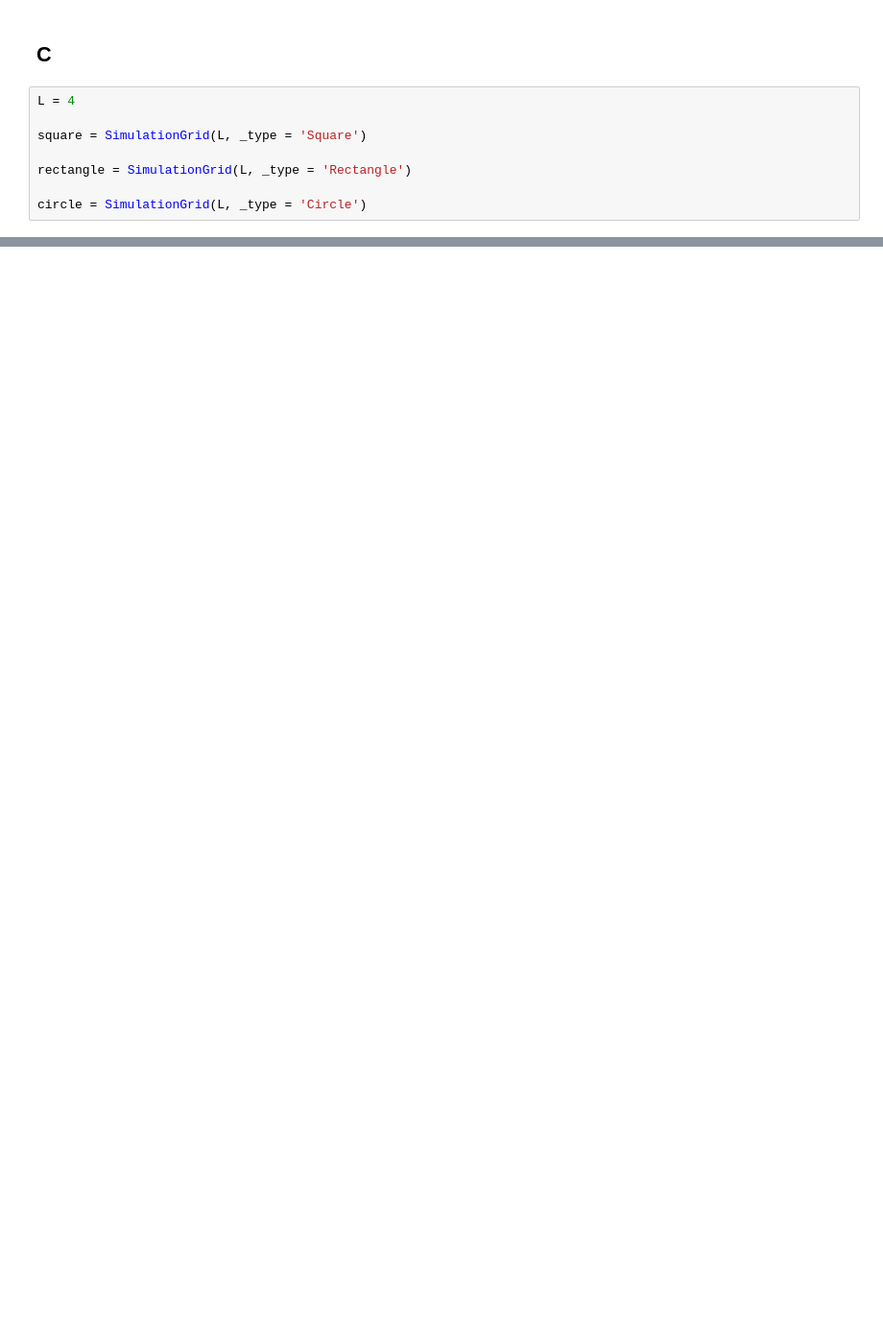
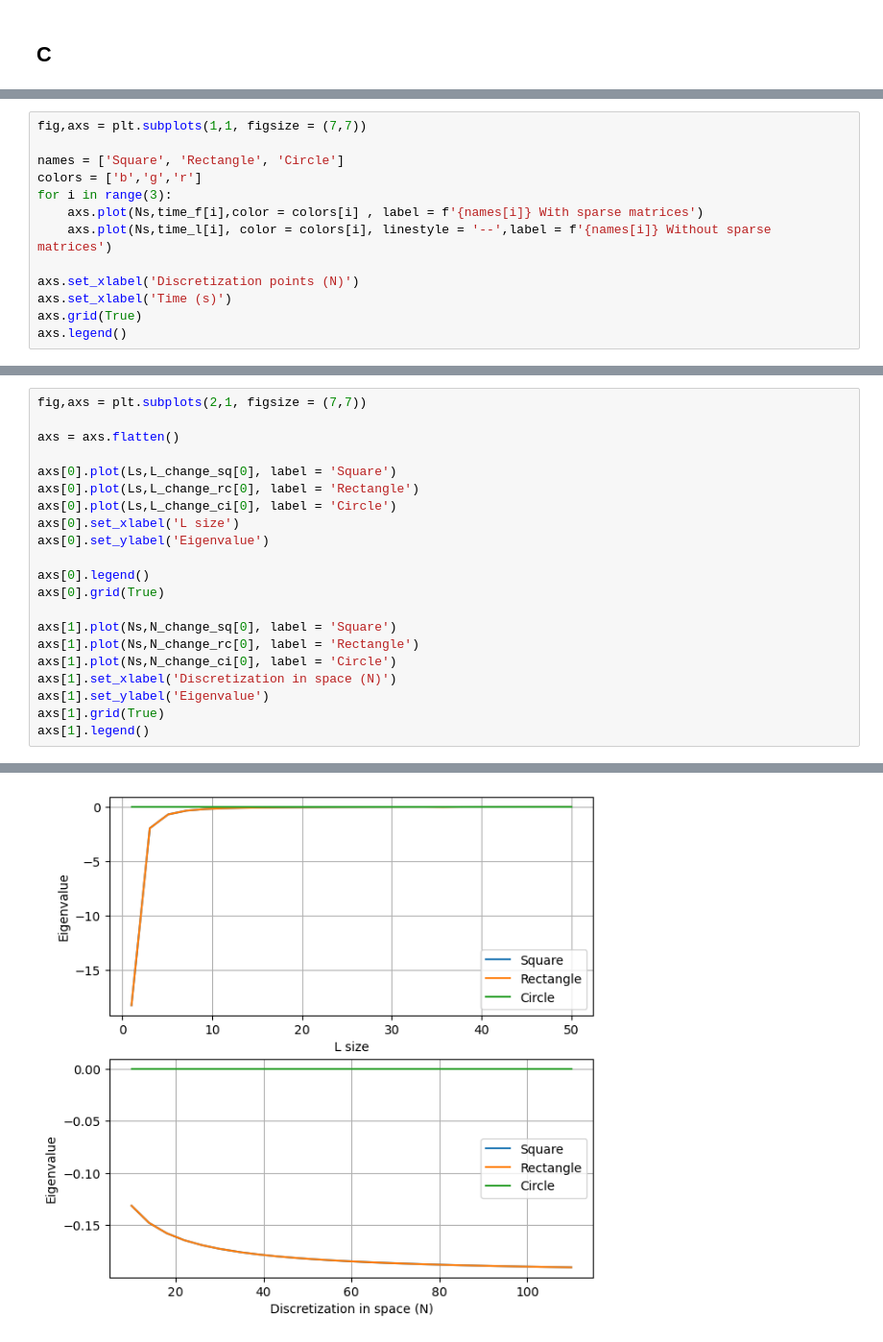
Before and after one commit to JuanSandalinas/Scientific-Computing, a Jupyter notebook: Set 3/Questions.ipynb, the cells around one changed output, grey strips where cells are left out. Shown at 96% size. Saved outputs shown, nothing was run; the diff lists cells and outputs as text; blank space fills up the shorter version.

```diff
--- a/Set 3/Questions.ipynb
+++ b/Set 3/Questions.ipynb
@@ -157,10 +264,2 @@ Done
 # %% [markdown]
 ## C
-# %%
-L = 4
-
-square = SimulationGrid(L, _type = 'Square')
-
-rectangle = SimulationGrid(L, _type = 'Rectangle')
-
-circle = SimulationGrid(L, _type = 'Circle')
@@ -166,0 +313,13 @@ circle = SimulationGrid(L, _type = 'Circle')
+# %%
+fig,axs = plt.subplots(1,1, figsize = (7,7))
+
+names = ['Square', 'Rectangle', 'Circle']
+colors = ['b','g','r']
+for i in range(3):
+    axs.plot(Ns,time_f[i],color = colors[i] , label = f'{names[i]} With sparse matrices')
+    axs.plot(Ns,time_l[i], color = colors[i], linestyle = '--',label = f'{names[i]} Without sparse matrices')
+
+axs.set_xlabel('Discretization points (N)')
+axs.set_xlabel('Time (s)')
+axs.grid(True)
+axs.legend()
@@ -166,0 +402,22 @@ circle = SimulationGrid(L, _type = 'Circle')
+# %%
+fig,axs = plt.subplots(2,1, figsize = (7,7))
+
+axs = axs.flatten()
+
+axs[0].plot(Ls,L_change_sq[0], label = 'Square')
+axs[0].plot(Ls,L_change_rc[0], label = 'Rectangle')
+axs[0].plot(Ls,L_change_ci[0], label = 'Circle')
+axs[0].set_xlabel('L size')
+axs[0].set_ylabel('Eigenvalue')
+
+axs[0].legend()
+axs[0].grid(True)
+
+axs[1].plot(Ns,N_change_sq[0], label = 'Square')
+axs[1].plot(Ns,N_change_rc[0], label = 'Rectangle')
+axs[1].plot(Ns,N_change_ci[0], label = 'Circle')
+axs[1].set_xlabel('Discretization in space (N)')
+axs[1].set_ylabel('Eigenvalue')
+axs[1].grid(True)
+axs[1].legend()
+# %% [output]
@@ -166,0 +425 @@ circle = SimulationGrid(L, _type = 'Circle')
+[figure, added]
```
Also changed, not shown: parts of 12 cells of this notebook, 1 other file.
